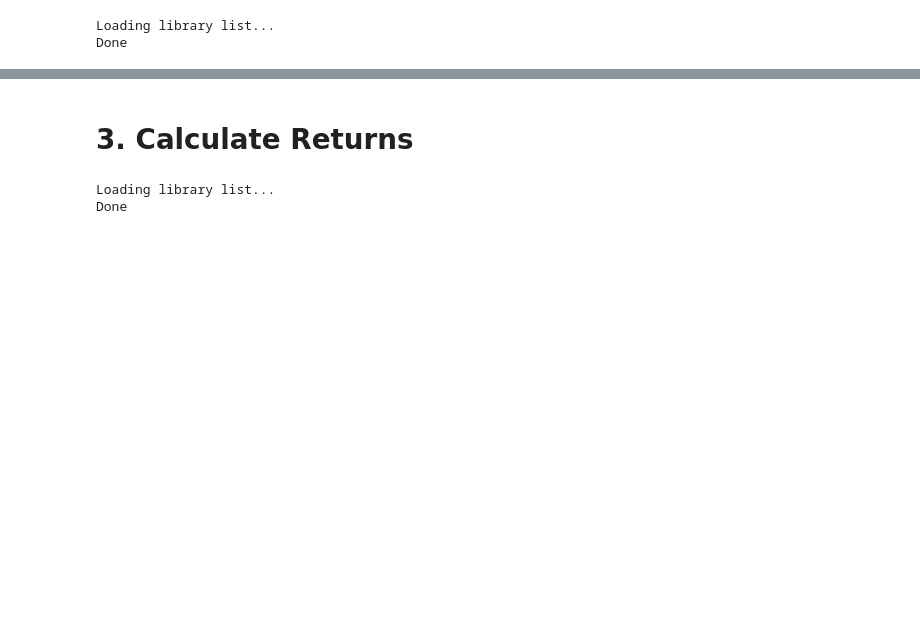
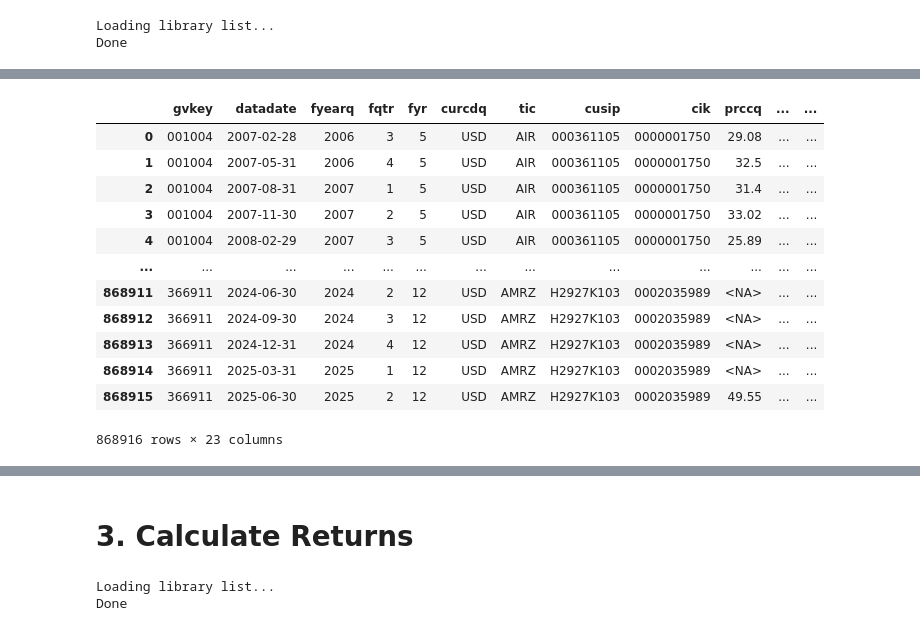
Before and after one commit to pschrader98/ESG_Portfolios, a Jupyter notebook: CalculateMateriality.ipynb, the cells around one changed output, grey strips where cells are left out. Saved outputs shown, nothing was run; the diff lists cells and outputs as text; code cells hidden in the pictures; blank space fills up the shorter version.

```diff
--- a/CalculateMateriality.ipynb
+++ b/CalculateMateriality.ipynb
@@ -625,0 +705,77 @@ dtype: int64
+# %%
+def pull_compustat_quarterly(db, start="1990-01-01", end="2025-12-31"):
+    sql = f"""
+        SELECT
+            gvkey,
+            datadate::date,
+            fyearq, fqtr, fyr,
+            indfmt, datafmt, popsrc, consol,
+            curcdq, tic, cusip, cik,
+
+            -- raw variables
+            prccq,      -- price (quarter-end)
+            cshoq,      -- common shares outstanding (millions)
+            ibq,        -- income before extraordinary items (quarter)
+            atq,        -- total assets (quarter)
+            ltq,        -- total liabilities (quarter)
+            seqq,       -- stockholders' equity (quarter)
+            ceqq,       -- common equity (quarter)
+            pstkq,      -- preferred stock (quarter)
+            txditcq    -- deferred taxes & ITC (quarter)
+        FROM comp.fundq
+        WHERE datadate BETWEEN DATE '{start}' AND DATE '{end}'
+          AND indfmt = 'INDL'
+          AND datafmt = 'STD'
+          AND popsrc = 'D'
+          AND consol = 'C'
+    """
+
+    df = db.raw_sql(sql, date_cols=['datadate'])
+
+    # numeric helpers
+    prccq = pd.to_numeric(df['prccq'], errors='coerce')
+    cshoq = pd.to_numeric(df['cshoq'], errors='coerce')  # in millions
+    ibq   = pd.to_numeric(df['ibq'],   errors='coerce')
+    atq   = pd.to_numeric(df['atq'],   errors='coerce')
+    ltq   = pd.to_numeric(df['ltq'],   errors='coerce')
+    seqq  = pd.to_numeric(df['seqq'],  errors='coerce')
+    ceqq  = pd.to_numeric(df['ceqq'],  errors='coerce')
+    pstkq = pd.to_numeric(df['pstkq'], errors='coerce')
+    txd   = pd.to_numeric(df['txditcq'], errors='coerce')
+
+    # derived metrics
+    df['mktcap'] = prccq * cshoq                     # $ * (millions of shares) -> $ millions
+    df['roa_q']  = ibq / atq
+    df['lev_q']  = ltq / atq
+
+    be_from_seqq = seqq + txd - pstkq
+    be_from_ceqq = ceqq + txd - pstkq
+    df['be_q']   = be_from_seqq.where(seqq.notna(), be_from_ceqq)
+
+    df['bm_q'] = df['be_q'] / df['mktcap']
+
+    cols = [
+        'gvkey','datadate','fyearq','fqtr','fyr','curcdq','tic','cusip','cik',
+        'prccq','cshoq','mktcap',
+        'ibq','atq','ltq','seqq','ceqq','pstkq','txditcq',
+        'roa_q','lev_q','be_q','bm_q'
+    ]
+    return df[cols].sort_values(['gvkey','datadate']).reset_index(drop=True)
+
+# Example:
+df_q = pull_compustat_quarterly(db, start="2007-01-01", end="2025-12-31")
+df_q
+# %% [output]
+|  | gvkey | datadate | fyearq | fqtr | fyr | curcdq | tic | cusip | cik | prccq | ... | ... |
+| 0 | 001004 | 2007-02-28 | 2006 | 3 | 5 | USD | AIR | 000361105 | 0000001750 | 29.08 | ... | ... |
+| 1 | 001004 | 2007-05-31 | 2006 | 4 | 5 | USD | AIR | 000361105 | 0000001750 | 32.5 | ... | ... |
+| 2 | 001004 | 2007-08-31 | 2007 | 1 | 5 | USD | AIR | 000361105 | 0000001750 | 31.4 | ... | ... |
+| 3 | 001004 | 2007-11-30 | 2007 | 2 | 5 | USD | AIR | 000361105 | 0000001750 | 33.02 | ... | ... |
+| 4 | 001004 | 2008-02-29 | 2007 | 3 | 5 | USD | AIR | 000361105 | 0000001750 | 25.89 | ... | ... |
+| ... | ... | ... | ... | ... | ... | ... | ... | ... | ... | ... | ... | ... |
+| 868911 | 366911 | 2024-06-30 | 2024 | 2 | 12 | USD | AMRZ | H2927K103 | 0002035989 | <NA> | ... | ... |
+| 868912 | 366911 | 2024-09-30 | 2024 | 3 | 12 | USD | AMRZ | H2927K103 | 0002035989 | <NA> | ... | ... |
+| 868913 | 366911 | 2024-12-31 | 2024 | 4 | 12 | USD | AMRZ | H2927K103 | 0002035989 | <NA> | ... | ... |
+| 868914 | 366911 | 2025-03-31 | 2025 | 1 | 12 | USD | AMRZ | H2927K103 | 0002035989 | <NA> | ... | ... |
+| 868915 | 366911 | 2025-06-30 | 2025 | 2 | 12 | USD | AMRZ | H2927K103 | 0002035989 | 49.55 | ... | ... |
+868916 rows × 23 columns
```
Also changed, not shown: parts of 106 cells of this notebook, 4 other files.
